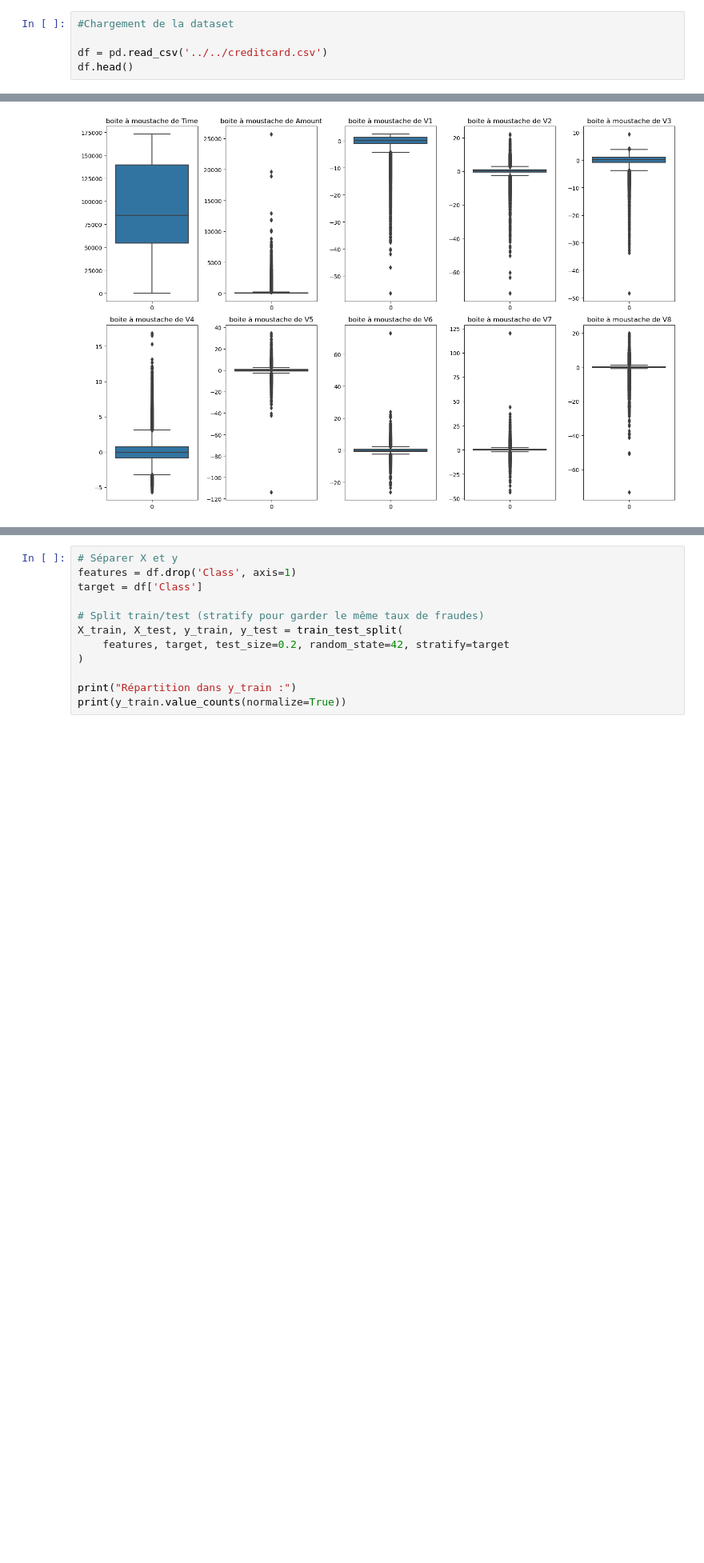
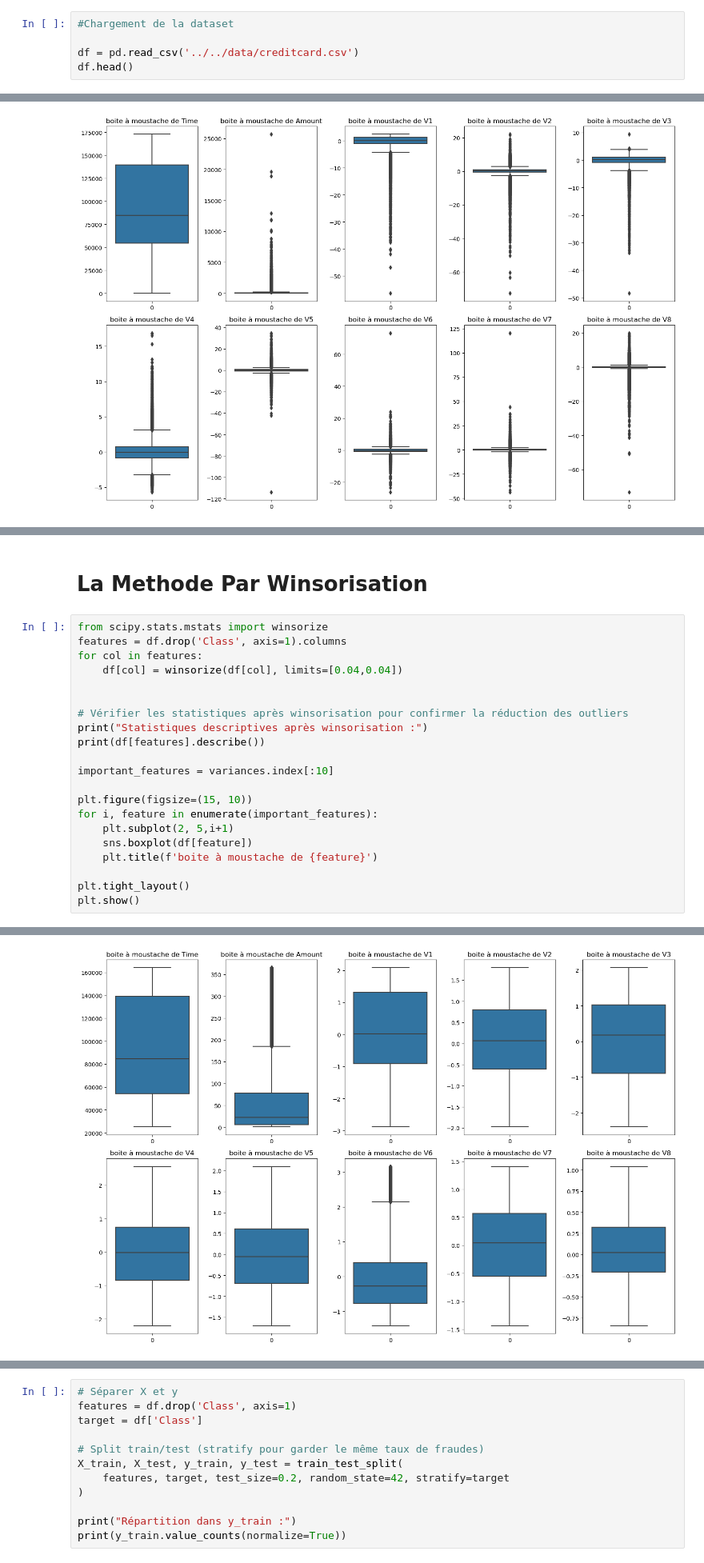
Before and after one commit to patrick-thadeus01/creditCardFraudTransaction, a Jupyter notebook: transactionPreprocessing.ipynb, the cells around one changed output, grey strips where cells are left out. Shown at 80% size. Cells and saved outputs as stored; diff of their text form; blank space fills up the shorter version.

Commit message:
surechantillonage et gestion des valeurs aberantes (methode IQR et Winsorisation)

```diff
--- a/transactionPreprocessing.ipynb
+++ b/transactionPreprocessing.ipynb
@@ -15,7 +15,7 @@ warnings.filterwarnings('ignore')
 # %%
 #Chargement de la dataset
 
-df = pd.read_csv('../../creditcard.csv')
+df = pd.read_csv('../../data/creditcard.csv')
 df.head()
 # %% [output]
 |  | Time | V1 | V2 | V3 | V4 | V5 | V6 | V7 | V8 | V9 | ... | ... |
@@ -340,0 +368,24 @@ plt.show()
+# %% [markdown]
+<h1>La Methode Par Winsorisation</h1>
+# %%
+from scipy.stats.mstats import winsorize
+features = df.drop('Class', axis=1).columns
+for col in features:
+    df[col] = winsorize(df[col], limits=[0.04,0.04])
+
+
+# Vérifier les statistiques après winsorisation pour confirmer la réduction des outliers
+print("Statistiques descriptives après winsorisation :")
+print(df[features].describe())
+
+important_features = variances.index[:10]
+
+plt.figure(figsize=(15, 10))
+for i, feature in enumerate(important_features):
+    plt.subplot(2, 5,i+1)
+    sns.boxplot(df[feature])
+    plt.title(f'boite à moustache de {feature}')
+
+plt.tight_layout()
+plt.show()
+# %% [output]
@@ -340,0 +409 @@ plt.show()
+[figure, added]
```
Also changed, not shown: parts of 10 cells of this notebook, 1 other file.
